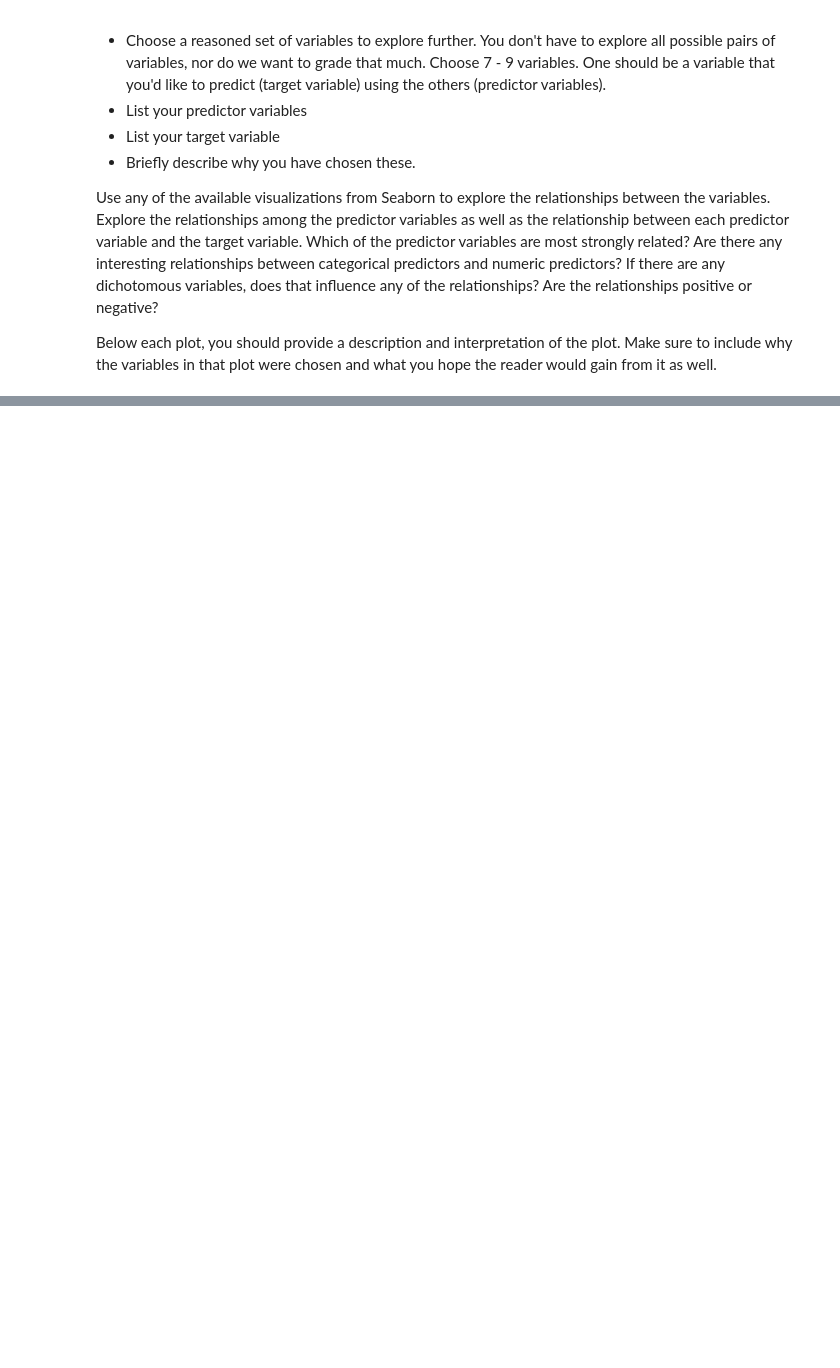
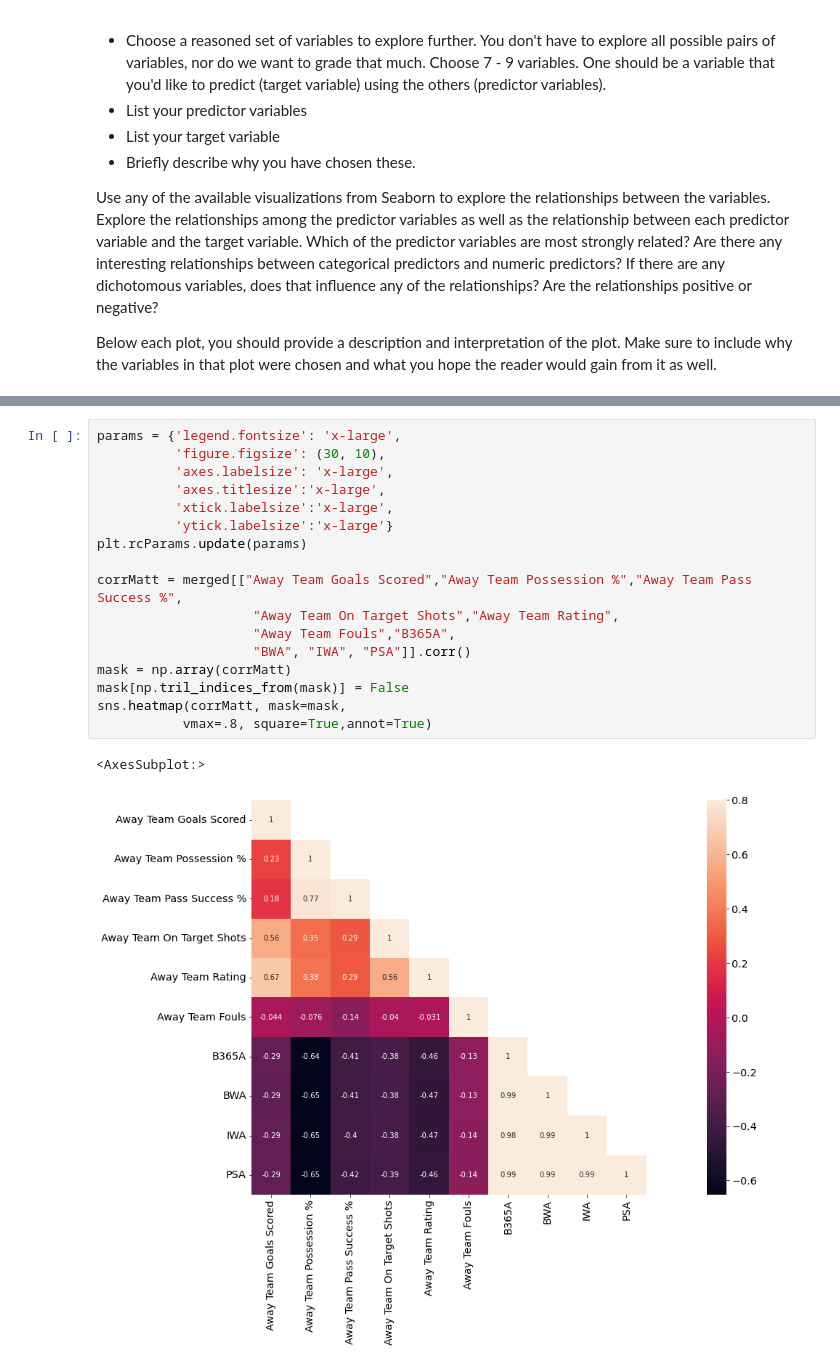
Before and after one commit to AriyanK/ML-Project2, a Jupyter notebook: Project02.ipynb, the cells around one changed output, grey strips where cells are left out. Cells and saved outputs as stored; diff of their text form; blank space fills up the shorter version.

```diff
--- a/Project02.ipynb
+++ b/Project02.ipynb
@@ -500,0 +520,20 @@ Below each plot, you should provide a description and interpretation of the plot
+# %%
+params = {'legend.fontsize': 'x-large',
+          'figure.figsize': (30, 10),
+          'axes.labelsize': 'x-large',
+          'axes.titlesize':'x-large',
+          'xtick.labelsize':'x-large',
+          'ytick.labelsize':'x-large'}
+plt.rcParams.update(params)
+
+corrMatt = merged[["Away Team Goals Scored","Away Team Possession %","Away Team Pass Success %",
+                    "Away Team On Target Shots","Away Team Rating",
+                    "Away Team Fouls","B365A",
+                    "BWA", "IWA", "PSA"]].corr()
+mask = np.array(corrMatt)
+mask[np.tril_indices_from(mask)] = False
+sns.heatmap(corrMatt, mask=mask,
+           vmax=.8, square=True,annot=True)
+# %% [output]
+<AxesSubplot:>
+[figure, added]
```
Also changed, not shown: parts of 20 cells of this notebook.
